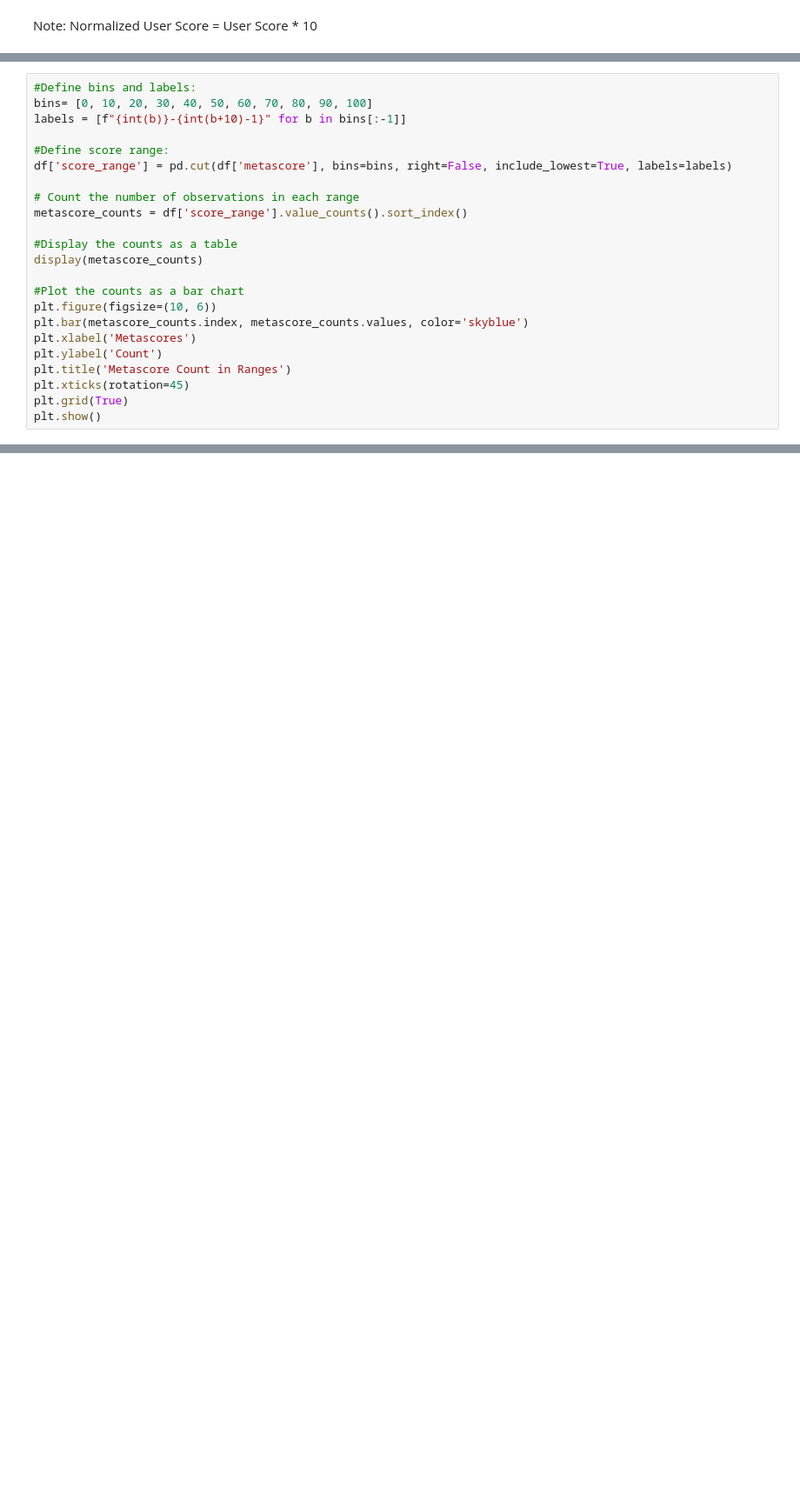
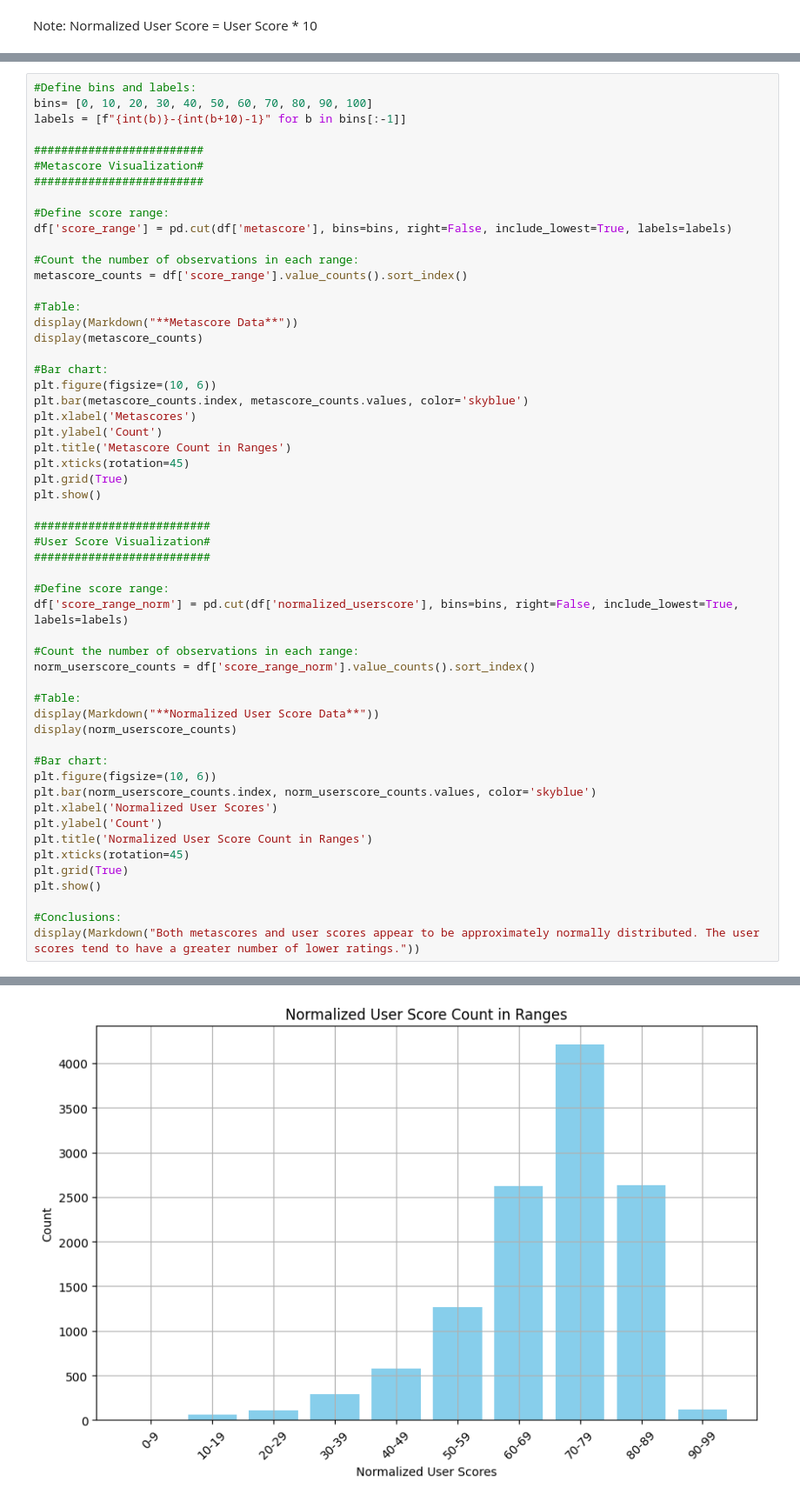
Before and after one commit to lillykirby/Portfolio, a Jupyter notebook: Metacritic Data Visualization (Python)/Metacritic Visualization.ipynb, the cells around one changed output, grey strips where cells are left out. Shown: that part at 87% size. Cells and saved outputs as stored; diff of their text form; blank space fills up the shorter version.

```diff
--- a/Metacritic Data Visualization (Python)/Metacritic Visualization.ipynb
+++ b/Metacritic Data Visualization (Python)/Metacritic Visualization.ipynb
@@ -184,16 +184,21 @@ plt.show()
 bins= [0, 10, 20, 30, 40, 50, 60, 70, 80, 90, 100]
 labels = [f"{int(b)}-{int(b+10)-1}" for b in bins[:-1]]
 
+#########################
+#Metascore Visualization#
+#########################
+
 #Define score range:
 df['score_range'] = pd.cut(df['metascore'], bins=bins, right=False, include_lowest=True, labels=labels)
 
-# Count the number of observations in each range
+#Count the number of observations in each range:
 metascore_counts = df['score_range'].value_counts().sort_index()
 
-#Display the counts as a table
+#Table:
+display(Markdown("**Metascore Data**"))
 display(metascore_counts)
 
-#Plot the counts as a bar chart
+#Bar chart:
 plt.figure(figsize=(10, 6))
 plt.bar(metascore_counts.index, metascore_counts.values, color='skyblue')
 plt.xlabel('Metascores')
@@ -202,4 +207,31 @@ plt.title('Metascore Count in Ranges')
 plt.xticks(rotation=45)
 plt.grid(True)
 plt.show()
+
+##########################
+#User Score Visualization#
+##########################
+
+#Define score range:
+df['score_range_norm'] = pd.cut(df['normalized_userscore'], bins=bins, right=False, include_lowest=True, labels=labels)
+
+#Count the number of observations in each range:
+norm_userscore_counts = df['score_range_norm'].value_counts().sort_index()
+
+#Table:
+display(Markdown("**Normalized User Score Data**"))
+display(norm_userscore_counts)
+
+#Bar chart:
+plt.figure(figsize=(10, 6))
+plt.bar(norm_userscore_counts.index, norm_userscore_counts.values, color='skyblue')
+plt.xlabel('Normalized User Scores')
+plt.ylabel('Count')
+plt.title('Normalized User Score Count in Ranges')
+plt.xticks(rotation=45)
+plt.grid(True)
+plt.show()
+
+#Conclusions:
+display(Markdown("Both metascores and user scores appear to be approximately normally distributed. The user scores tend to have a greater number of lower ratings."))
 # %% [output]
@@ -218,0 +265 @@ Name: count, dtype: int64
+[figure, added]
```
Also changed, not shown: parts of 2 cells of this notebook.
